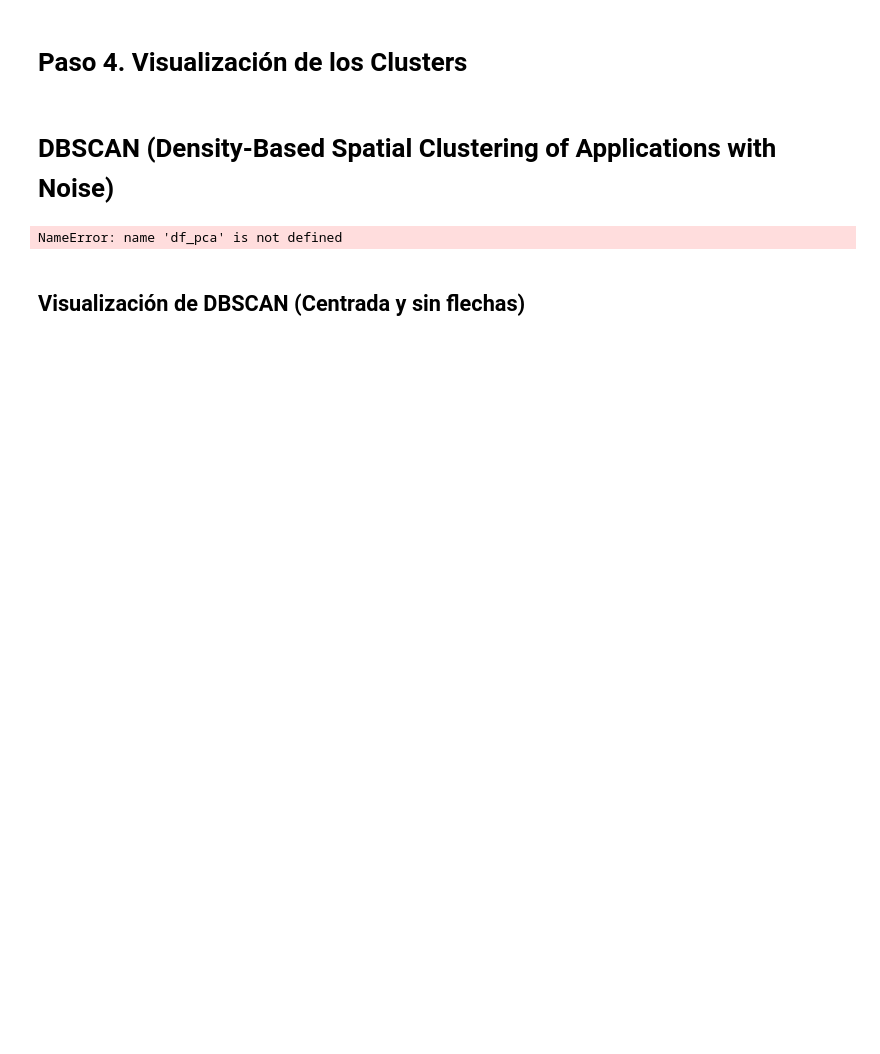
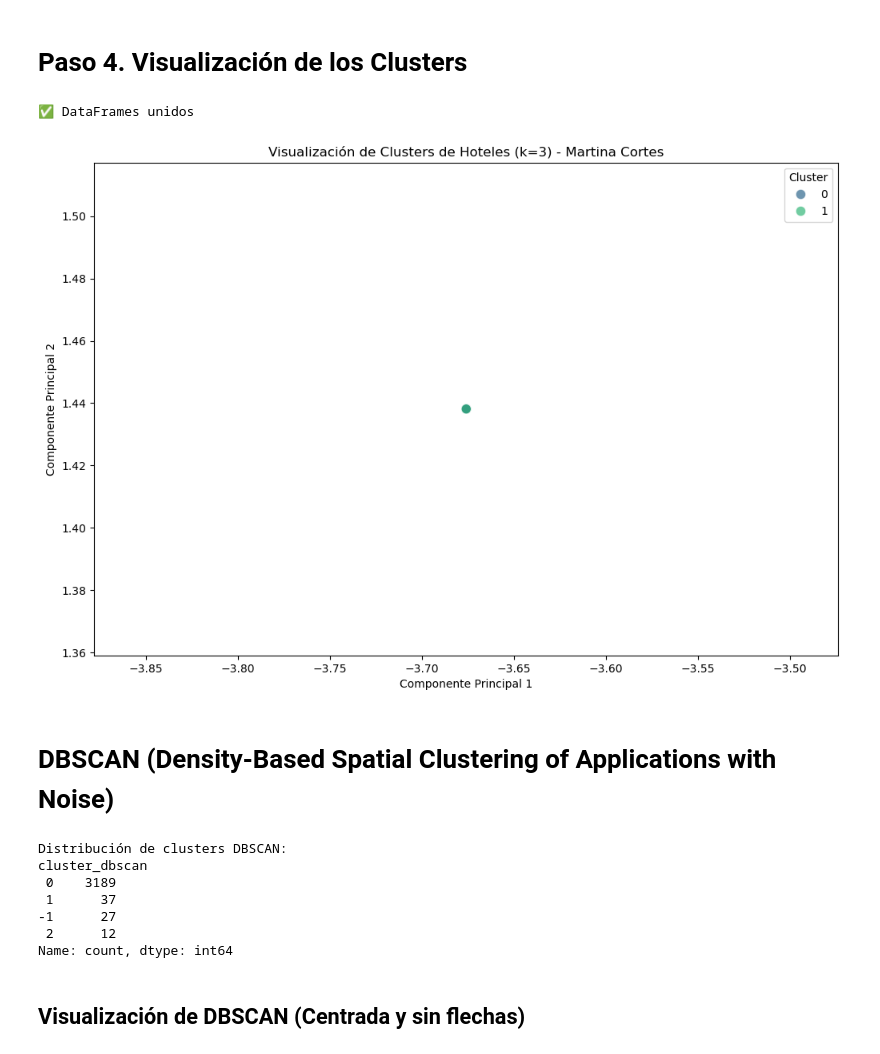
Before and after one commit to IICG-Coquimbo/practica-proyecto-equipo-de-turimos-y-hosteleria, a Jupyter notebook: semanas/Semana 10/Clustering.ipynb, the cells around one changed output. Saved outputs shown, nothing was run; the diff lists cells and outputs as text; code cells hidden in the pictures; blank space fills up the shorter version.

```diff
--- a/semanas/Semana 10/Clustering.ipynb
+++ b/semanas/Semana 10/Clustering.ipynb
@@ -86,19 +197,13 @@ AssertionError:
 # %% [markdown]
 # Paso 3. Clustering Final (K-Means)
 # %%
-from pyspark.sql.functions import col, regexp_extract, regexp_replace, when
+# Entrenar K-Means con k óptimo (según el codo, parece que k=3 es bueno)
+k_optimo = 3
 
-# 1. Extraemos el número de estrellas del texto
-# 2. Usamos regexp_replace para limpiar cualquier impureza antes del cast
-df_clean = df_clean.withColumn("estrellas_num",
-    regexp_replace(
-        regexp_extract(col("estrellas"), r"(\d+)", 1),
-        ",", "."
-    ).cast("double"))
+kmeans_final = KMeans(featuresCol='scaledFeatures', k=k_optimo, seed=42)
+model_final = kmeans_final.fit(df_scaled)
 
-# 3. Normalización: Si el hotel no tiene estrellas (nulo o vacío), le asignamos 0
-df_clean = df_clean.withColumn("estrellas_num",
-    when(
-        col("estrellas").contains("Desconocido") | col("estrellas_num").isNull(),
-        0.0
-    ).otherwise(col("estrellas_num")))
+# Asignar clusters a los datos
+df_clusters = model_final.transform(df_scaled)
+
+print("✅ Clustering completado")
@@ -116,17 +236,60 @@ df_clean.select(
 # %% [markdown]
 # Paso 4. Visualización de los Clusters
 # %%
-# Resumen de variables numéricas (Precio y Estrellas)
-df_clean.select("precio_eur", "estrellas_num", "puntuacion").describe().show()
+# Unir df_clusters y df_pca para tener prediction y pcaFeatures juntos
+df_combined = df_clusters.join(df_pca.select("pcaFeatures"), how="inner")
+print("✅ DataFrames unidos")
+# %% [output]
+✅ DataFrames unidos
+# %%
+import numpy as np
+import seaborn as sns
+
+pdf_viz = df_combined.select("pcaFeatures", "prediction").limit(1000).toPandas()
+
+pdf_viz[['PC1', 'PC2']] = pd.DataFrame(
+    pdf_viz['pcaFeatures'].apply(lambda x: x.toArray()).tolist(),
+    index=pdf_viz.index
+)
+
+plt.figure(figsize=(12, 8))
+sns.scatterplot(data=pdf_viz, x='PC1', y='PC2', hue='prediction', palette='viridis', s=80, alpha=0.7)
+plt.title(f'Visualización de Clusters de Hoteles (k={k_optimo}) - Martina Cortes')
+plt.xlabel('Componente Principal 1')
+plt.ylabel('Componente Principal 2')
+plt.legend(title='Cluster')
+plt.show()
+# %% [output]
+[figure, added]
 # %% [markdown]
 # DBSCAN (Density-Based Spatial Clustering of Applications with Noise)
 # %%
-from pyspark.sql.functions import count, when, col
+from sklearn.cluster import DBSCAN
+import numpy as np
+import seaborn as sns
+import pandas as pd
+import matplotlib.pyplot as plt
 
-# Contamos los nulos usando únicamente isNull() para evitar conflictos de tipo de dato
-df_clean.select([count(when(col(c).isNull(), c)).alias(c) for c in df_clean.columns]).show()
+# Preparar datos para DBSCAN
+pdf_dbscan = df_pca.select("pcaFeatures").toPandas()
+X = np.array(pdf_dbscan['pcaFeatures'].apply(lambda x: x.toArray()).tolist())
+
+# Aplicar DBSCAN
+dbscan = DBSCAN(eps=0.5, min_samples=5)
+clusters = dbscan.fit_predict(X)
+pdf_dbscan['cluster_dbscan'] = clusters
+
+# Mostrar resultados
+print("Distribución de clusters DBSCAN:")
+print(pdf_dbscan['cluster_dbscan'].value_counts())
 # %% [output]
-NameError: name 'df_pca' is not defined
+Distribución de clusters DBSCAN:
+cluster_dbscan
+ 0    3189
+ 1      37
+-1      27
+ 2      12
+Name: count, dtype: int64
 # %% [markdown]
 ## Visualización de DBSCAN (Centrada y sin flechas)
 # %%
```
Also changed, not shown: parts of 11 cells of this notebook.
